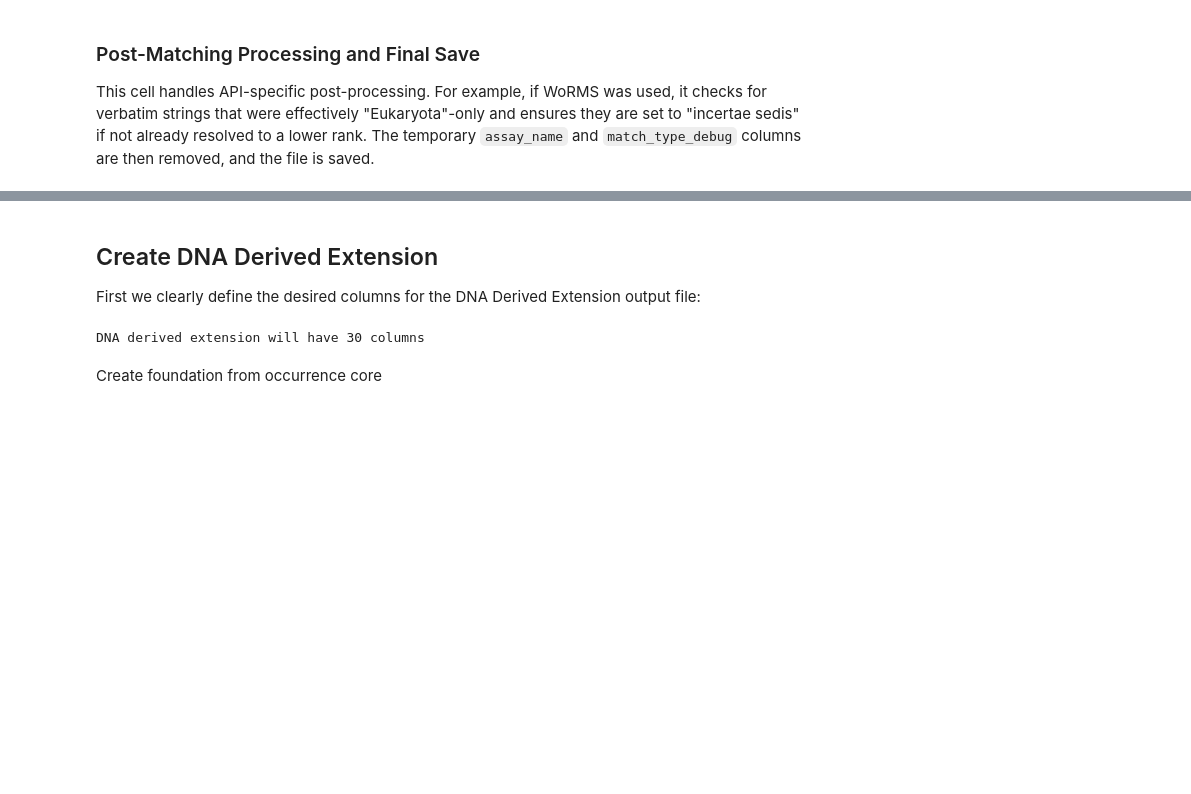
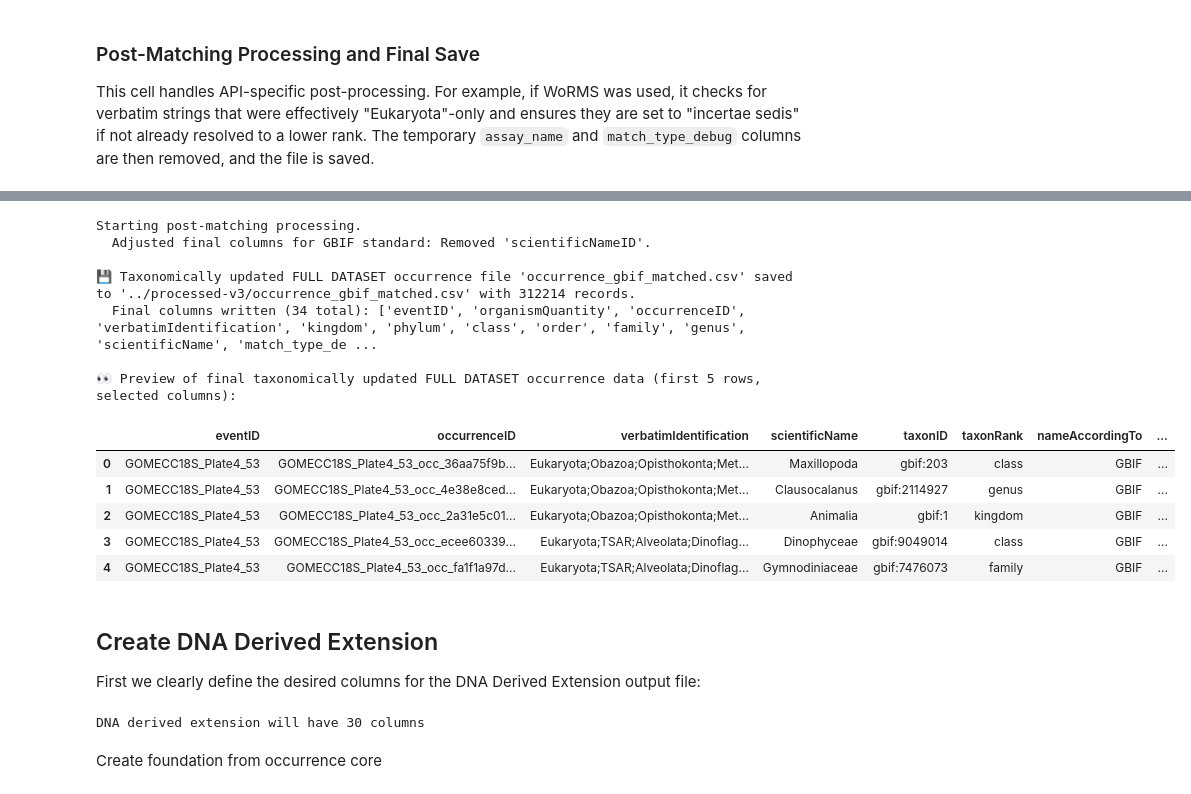
Before and after one commit to aomlomics/edna2obis, a Jupyter notebook: src-v3/edna2obis_conversion_code_v3.ipynb, the cells around one changed output, grey strips where cells are left out. Cells and saved outputs as stored; diff of their text form; code cells hidden in the pictures; blank space fills up the shorter version.

```diff
--- a/src-v3/edna2obis_conversion_code_v3.ipynb
+++ b/src-v3/edna2obis_conversion_code_v3.ipynb
@@ -1741,3 +1540,83 @@ Starting post-matching processing.
+# %%
+# Post-Matching Processing and Final Save
+
+if 'occ_df_matched_with_api' not in globals() or occ_df_matched_with_api.empty:
+    print("Skipping post-matching and save: 'occ_df_matched_with_api' is not defined or is empty.")
+else:
+    print("Starting post-matching processing.")
+    api_source_used = params.get('taxonomic_api_source', 'UnknownAPI')
+
+    # --- Remove temporary/intermediate columns ---
+    columns_to_drop_final = []
+    if 'assay_name' in occ_df_matched_with_api.columns: columns_to_drop_final.append('assay_name')
+    # TEMPORARY: keeping match_type_debug in the outputted occurrence core. gbif and obis dont want it, but its helpful to debug taxonomic assignment
+    # if 'match_type_debug' in occ_df_matched_with_api.columns: columns_to_drop_final.append('match_type_debug')
+
+    if columns_to_drop_final:
+        occ_df_matched_with_api.drop(columns=columns_to_drop_final, inplace=True, errors='ignore')
+        print(f"  Removed temporary columns: {columns_to_drop_final}")
+
+    # --- Define final column order based on API ---
+    if 'DESIRED_OCCURRENCE_COLUMNS_IN_ORDER' in globals():
+        final_dwc_columns_ordered_post_match = [col for col in DESIRED_OCCURRENCE_COLUMNS_IN_ORDER if col != 'assay_name']
+
+        # If GBIF was used, remove scientificNameID from the final output list
+        if api_source_used == 'GBIF':
+            if 'scientificNameID' in final_dwc_columns_ordered_post_match:
+                final_dwc_columns_ordered_post_match.remove('scientificNameID')
+                print("  Adjusted final columns for GBIF standard: Removed 'scientificNameID'.")
+
+    else:
+        print("Warning: DESIRED_OCCURRENCE_COLUMNS_IN_ORDER not found. Using columns present in DataFrame.")
+        final_dwc_columns_ordered_post_match = occ_df_matched_with_api.columns.tolist()
+
+    # Ensure all desired columns exist, add as NA if missing
+    for col in final_dwc_columns_ordered_post_match:
+        if col not in occ_df_matched_with_api.columns:
+            occ_df_matched_with_api[col] = pd.NA
+            print(f"  Warning: Final column '{col}' was missing from matched data and added as NA.")
+
+    occ_df_final_output = occ_df_matched_with_api.reindex(columns=final_dwc_columns_ordered_post_match)
+
+    # --- Save the final, taxonomically enriched occurrence file ---
+    final_occurrence_filename = f"occurrence_{api_source_used.lower()}_matched.csv"
+
+    output_directory_for_save = params.get('output_dir', "../processed-v3/")
+    if not isinstance(output_directory_for_save, str): # Safeguard
+        output_directory_for_save = "../processed-v3/"
+    os.makedirs(output_directory_for_save, exist_ok=True) # Ensure directory exists
+
+    final_output_path = os.path.join(output_directory_for_save, final_occurrence_filename)
+
+    try:
+        occ_df_final_output.to_csv(final_output_path, index=False, na_rep='')
+        print(f"\n💾 Taxonomically updated {current_run_type} occurrence file '{final_occurrence_filename}' saved to '{final_output_path}' with {len(occ_df_final_output)} records.")
+        print(f"  Final columns written ({len(occ_df_final_output.columns)} total): {occ_df_final_output.columns.tolist()}")
+
+        print(f"\n👀 Preview of final taxonomically updated {current_run_type} occurrence data (first 5 rows, selected columns):")
+        preview_cols_final = ['eventID', 'occurrenceID', 'verbatimIdentification',
+                              'scientificName', 'scientificNameID', 'taxonID', 'taxonRank', 'nameAccordingTo'] + DWC_RANKS_STD
+        display_cols_final = [col for col in preview_cols_final if col in occ_df_final_output.columns]
+        display(occ_df_final_output[display_cols_final].head())
+
+    except Exception as e:
+        print(f"  ❌ ERROR saving final taxonomically updated {current_run_type} occurrence file: {str(e)}")
+        import traceback
+        print(traceback.format_exc())
+# %% [output]
+Starting post-matching processing.
+  Adjusted final columns for GBIF standard: Removed 'scientificNameID'.
+
+💾 Taxonomically updated FULL DATASET occurrence file 'occurrence_gbif_matched.csv' saved to '../processed-v3/occurrence_gbif_matched.csv' with 312214 records.
+  Final columns written (34 total): ['eventID', 'organismQuantity', 'occurrenceID', 'verbatimIdentification', 'kingdom', 'phylum', 'class', 'order', 'family', 'genus', 'scientificName', 'match_type_de ...
+
+👀 Preview of final taxonomically updated FULL DATASET occurrence data (first 5 rows, selected columns):
+|  | eventID | occurrenceID | verbatimIdentification | scientificName | taxonID | taxonRank | nameAccordingTo | ... |
+| 0 | GOMECC18S_Plate4_53 | GOMECC18S_Plate4_53_occ_36aa75f9b... | Eukaryota;Obazoa;Opisthokonta;Met... | Maxillopoda | gbif:203 | class | GBIF | ... |
+| 1 | GOMECC18S_Plate4_53 | GOMECC18S_Plate4_53_occ_4e38e8ced... | Eukaryota;Obazoa;Opisthokonta;Met... | Clausocalanus | gbif:2114927 | genus | GBIF | ... |
+| 2 | GOMECC18S_Plate4_53 | GOMECC18S_Plate4_53_occ_2a31e5c01... | Eukaryota;Obazoa;Opisthokonta;Met... | Animalia | gbif:1 | kingdom | GBIF | ... |
+| 3 | GOMECC18S_Plate4_53 | GOMECC18S_Plate4_53_occ_ecee60339... | Eukaryota;TSAR;Alveolata;Dinoflag... | Dinophyceae | gbif:9049014 | class | GBIF | ... |
+| 4 | GOMECC18S_Plate4_53 | GOMECC18S_Plate4_53_occ_fa1f1a97d... | Eukaryota;TSAR;Alveolata;Dinoflag... | Gymnodiniaceae | gbif:7476073 | family | GBIF | ... |
 # %% [markdown]
 ## Create DNA Derived Extension
 
```
Also changed, not shown: parts of 10 cells of this notebook, 2 other files.
